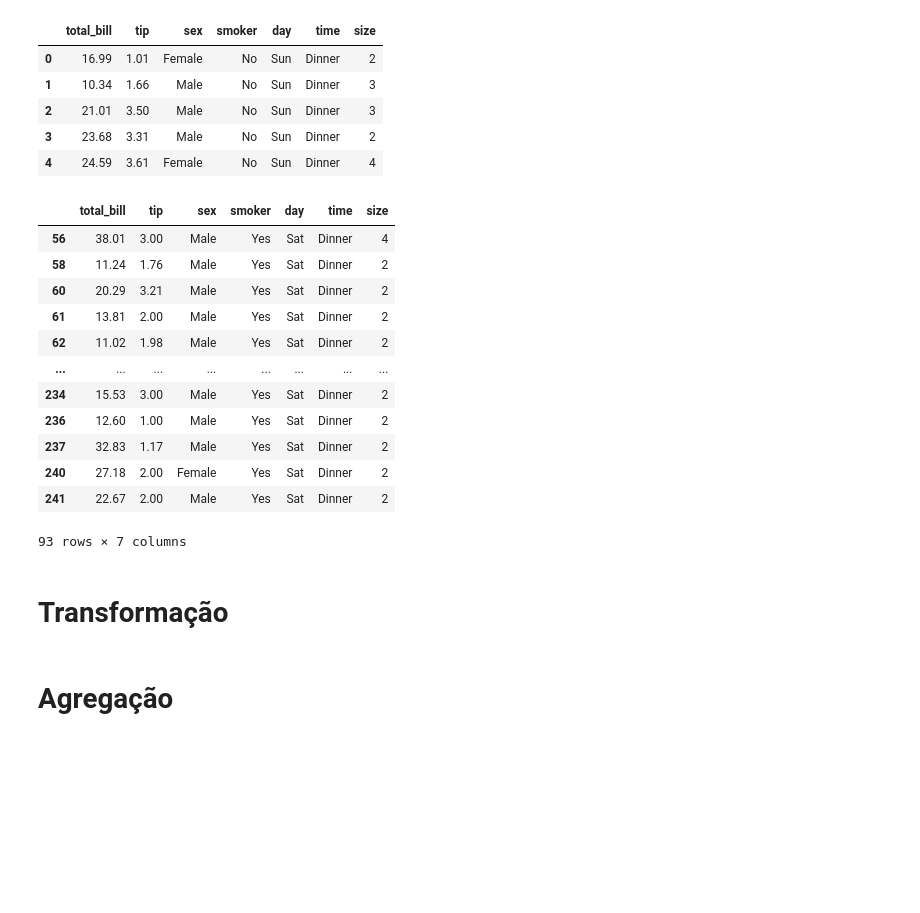
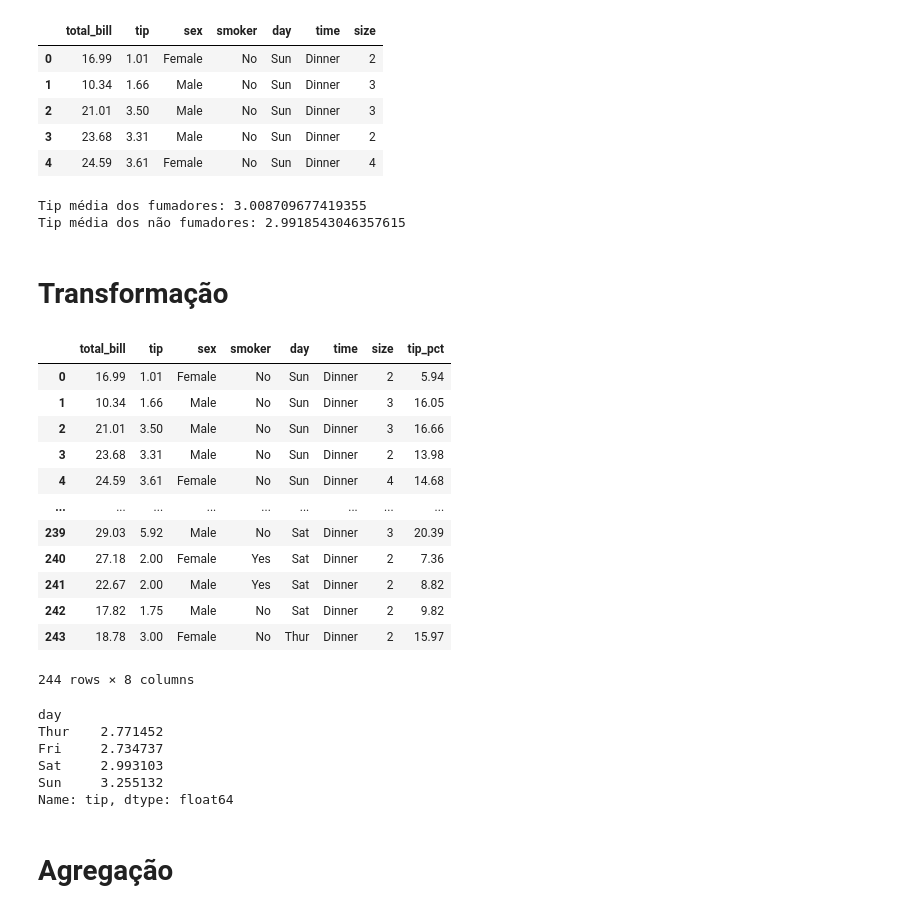
Before and after one commit to professordiogodev/cinel-llm-274, a Jupyter notebook: sessão-5/analise.ipynb, the cells around one changed output. Drawn from its saved outputs; the diff is of its cells as text; code cells hidden in the pictures; blank space fills up the shorter version.

```diff
--- a/sessão-5/analise.ipynb
+++ b/sessão-5/analise.ipynb
@@ -271,23 +271,18 @@ df.head()
 | 3 | 23.68 | 3.31 | Male | No | Sun | Dinner | 2 |
 | 4 | 24.59 | 3.61 | Female | No | Sun | Dinner | 4 |
 # %%
-df[df["smoker"] == "Yes"]
+df_smokers = df[df["smoker"] == "Yes"]
+df_non_smokers = df[df["smoker"] == "No"]
-# %% [output]
-|  | total_bill | tip | sex | smoker | day | time | size |
-| 56 | 38.01 | 3.00 | Male | Yes | Sat | Dinner | 4 |
-| 58 | 11.24 | 1.76 | Male | Yes | Sat | Dinner | 2 |
-| 60 | 20.29 | 3.21 | Male | Yes | Sat | Dinner | 2 |
-| 61 | 13.81 | 2.00 | Male | Yes | Sat | Dinner | 2 |
-| 62 | 11.02 | 1.98 | Male | Yes | Sat | Dinner | 2 |
-| ... | ... | ... | ... | ... | ... | ... | ... |
-| 234 | 15.53 | 3.00 | Male | Yes | Sat | Dinner | 2 |
-| 236 | 12.60 | 1.00 | Male | Yes | Sat | Dinner | 2 |
-| 237 | 32.83 | 1.17 | Male | Yes | Sat | Dinner | 2 |
-| 240 | 27.18 | 2.00 | Female | Yes | Sat | Dinner | 2 |
-| 241 | 22.67 | 2.00 | Male | Yes | Sat | Dinner | 2 |
-93 rows × 7 columns
 # %%
 # Desafio:
 # Quem é que dá mais tips? quem fuma ou quem não fuma?
+print("Tip média dos fumadores:", df_smokers["tip"].mean())
+print("Tip média dos não fumadores:", df_non_smokers["tip"].mean())
+# %% [output]
+Tip média dos fumadores: 3.008709677419355
+Tip média dos não fumadores: 2.9918543046357615
 # %% [markdown]
 # Transformação
+# %%
+# Coluna que mostra a percentagem da gorjeta
+df["tip_pct"] = (df["tip"] / df["total_bill"] * 100).round(2)
@@ -294,2 +291,30 @@ df[df["smoker"] == "Yes"]
+# %%
+df
+# %% [output]
+|  | total_bill | tip | sex | smoker | day | time | size | tip_pct |
+| 0 | 16.99 | 1.01 | Female | No | Sun | Dinner | 2 | 5.94 |
+| 1 | 10.34 | 1.66 | Male | No | Sun | Dinner | 3 | 16.05 |
+| 2 | 21.01 | 3.50 | Male | No | Sun | Dinner | 3 | 16.66 |
+| 3 | 23.68 | 3.31 | Male | No | Sun | Dinner | 2 | 13.98 |
+| 4 | 24.59 | 3.61 | Female | No | Sun | Dinner | 4 | 14.68 |
+| ... | ... | ... | ... | ... | ... | ... | ... | ... |
+| 239 | 29.03 | 5.92 | Male | No | Sat | Dinner | 3 | 20.39 |
+| 240 | 27.18 | 2.00 | Female | Yes | Sat | Dinner | 2 | 7.36 |
+| 241 | 22.67 | 2.00 | Male | Yes | Sat | Dinner | 2 | 8.82 |
+| 242 | 17.82 | 1.75 | Male | No | Sat | Dinner | 2 | 9.82 |
+| 243 | 18.78 | 3.00 | Female | No | Thur | Dinner | 2 | 15.97 |
+244 rows × 8 columns
+# %%
+# Visualizar uma variável numérica em função de uma categórica - Agregação
+# Vamos agregar a categórica e ver como se comportam os números de uma outra númerica
+
+df.groupby("day")["tip"].mean()
+# %% [output]
+day
+Thur    2.771452
+Fri     2.734737
+Sat     2.993103
+Sun     3.255132
+Name: tip, dtype: float64
 # %% [markdown]
 # Agregação
```
Also changed, not shown: parts of 2 cells of this notebook, 6 other files.
